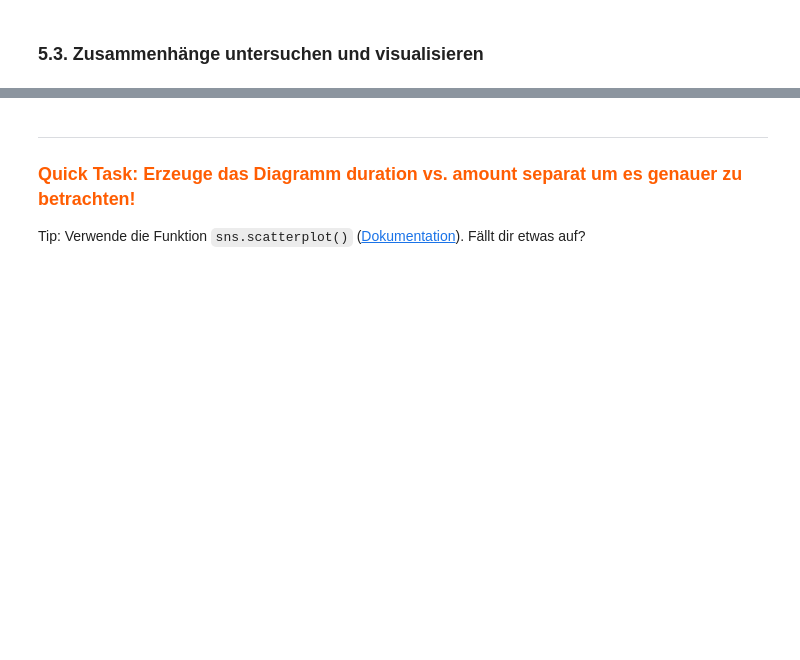
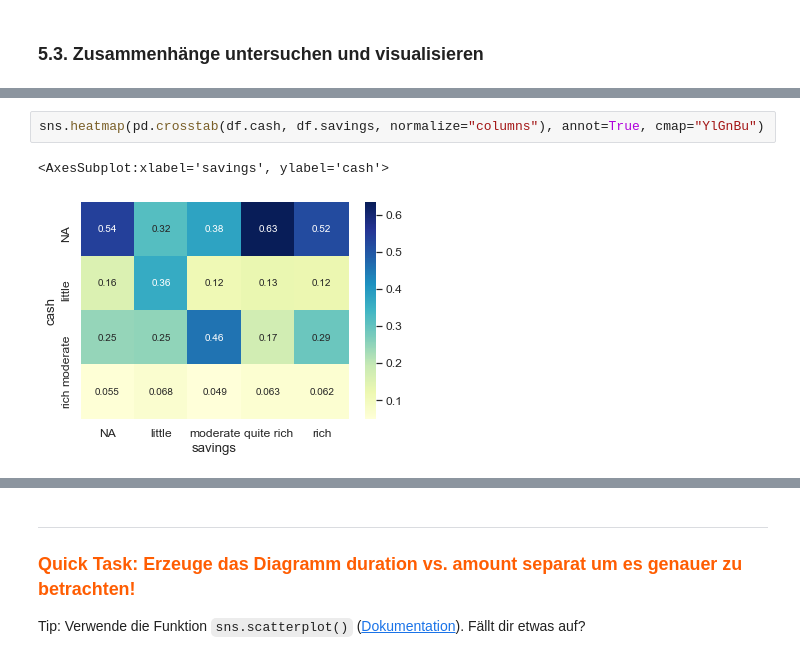
Before and after one commit to mesa-ai/smi-datenanalyse-ba, a Jupyter notebook: 03 - Data Exploration.ipynb, the cells around one changed output, grey strips where cells are left out. Drawn from its saved outputs; the diff is of its cells as text; blank space fills up the shorter version.

```diff
--- a/03 - Data Exploration.ipynb
+++ b/03 - Data Exploration.ipynb
@@ -417,0 +680,5 @@ plt.show()
+# %%
+sns.heatmap(pd.crosstab(df.cash, df.savings, normalize="columns"), annot=True, cmap="YlGnBu")
+# %% [output]
+<AxesSubplot:xlabel='savings', ylabel='cash'>
+[figure, added]
```
Also changed, not shown: parts of 47 cells of this notebook, 1 other file.
